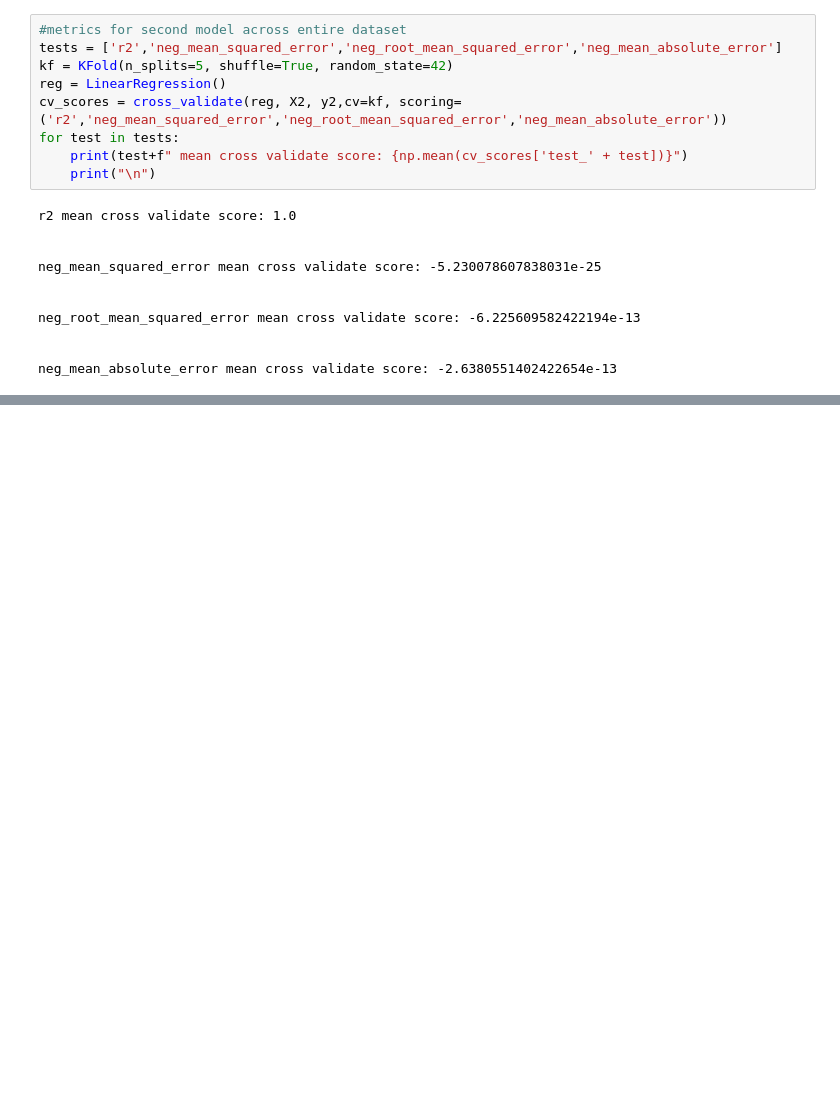
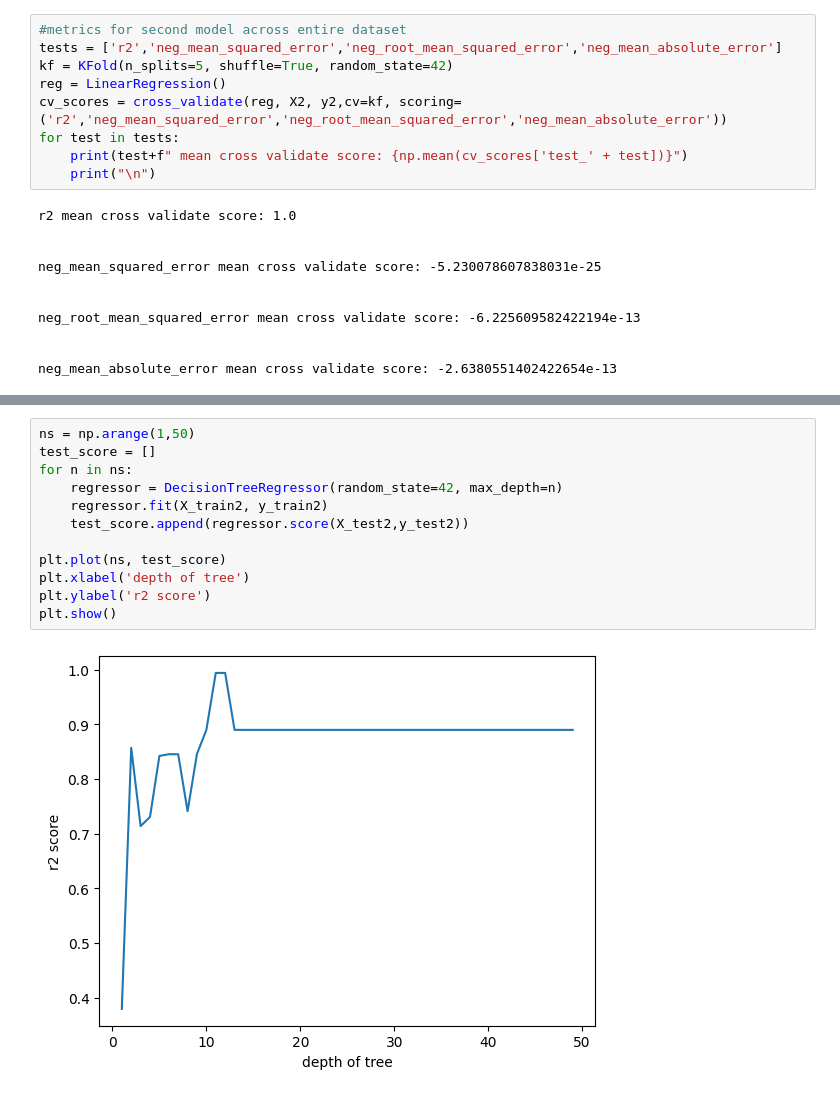
Before and after one commit to 112523chen/CET4973-Fall-Project, a Jupyter notebook: notebook.ipynb, the cells around one changed output, grey strips where cells are left out. Saved outputs shown, nothing was run; the diff lists cells and outputs as text; blank space fills up the shorter version.

```diff
--- a/notebook.ipynb
+++ b/notebook.ipynb
@@ -510,0 +641,14 @@ neg_mean_absolute_error mean cross validate score: -2.6380551402422654e-13
+# %%
+ns = np.arange(1,50)
+test_score = []
+for n in ns:
+    regressor = DecisionTreeRegressor(random_state=42, max_depth=n)
+    regressor.fit(X_train2, y_train2)
+    test_score.append(regressor.score(X_test2,y_test2))
+
+plt.plot(ns, test_score)
+plt.xlabel('depth of tree')
+plt.ylabel('r2 score')
+plt.show()
+# %% [output]
+[figure, added]
```
Also changed, not shown: parts of 10 cells of this notebook.
